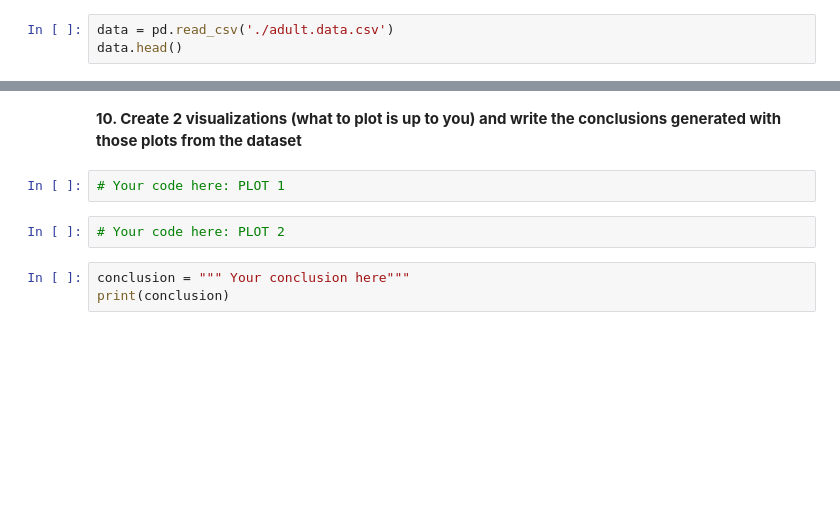
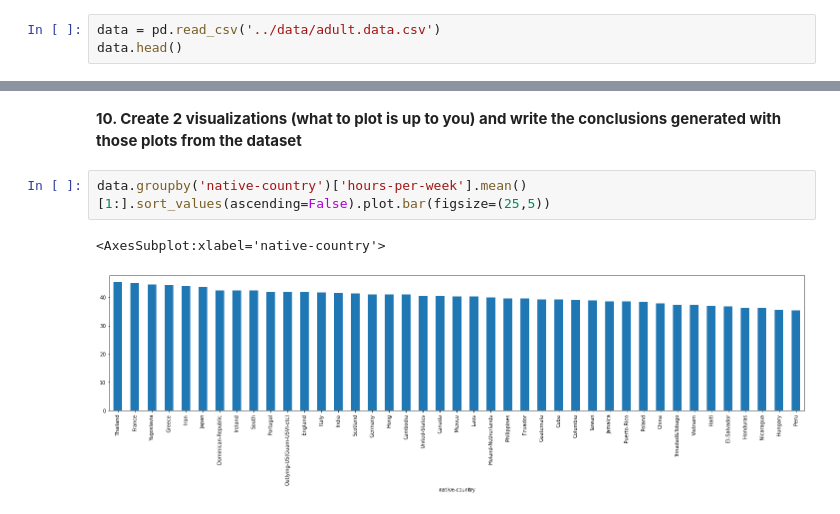
Before and after one commit to arosemena/saturdays, a Jupyter notebook: week-1/assignment01_pandas_uci_adult.ipynb, the cells around one changed output, grey strips where cells are left out. Cells and saved outputs as stored; diff of their text form; blank space fills up the shorter version.

```diff
--- a/week-1/assignment01_pandas_uci_adult.ipynb
+++ b/week-1/assignment01_pandas_uci_adult.ipynb
@@ -33,5 +33,5 @@ import seaborn as sns
 import warnings
 warnings.filterwarnings('ignore')
 # %%
-data = pd.read_csv('./adult.data.csv')
+data = pd.read_csv('../data/adult.data.csv')
 data.head()
@@ -72,9 +136,7 @@ data.head()
 # %% [markdown]
 __10. Create 2 visualizations (what to plot is up to you) and write the conclusions generated with those plots from the dataset__
-# %%
-# Your code here: PLOT 1
-# %%
-# Your code here: PLOT 2
-# %%
-conclusion = """ Your conclusion here"""
-print(conclusion)
+# %%
+data.groupby('native-country')['hours-per-week'].mean()[1:].sort_values(ascending=False).plot.bar(figsize=(25,5))
+# %% [output]
+<AxesSubplot:xlabel='native-country'>
+[figure, added]
```
Also changed, not shown: parts of 20 cells of this notebook.
